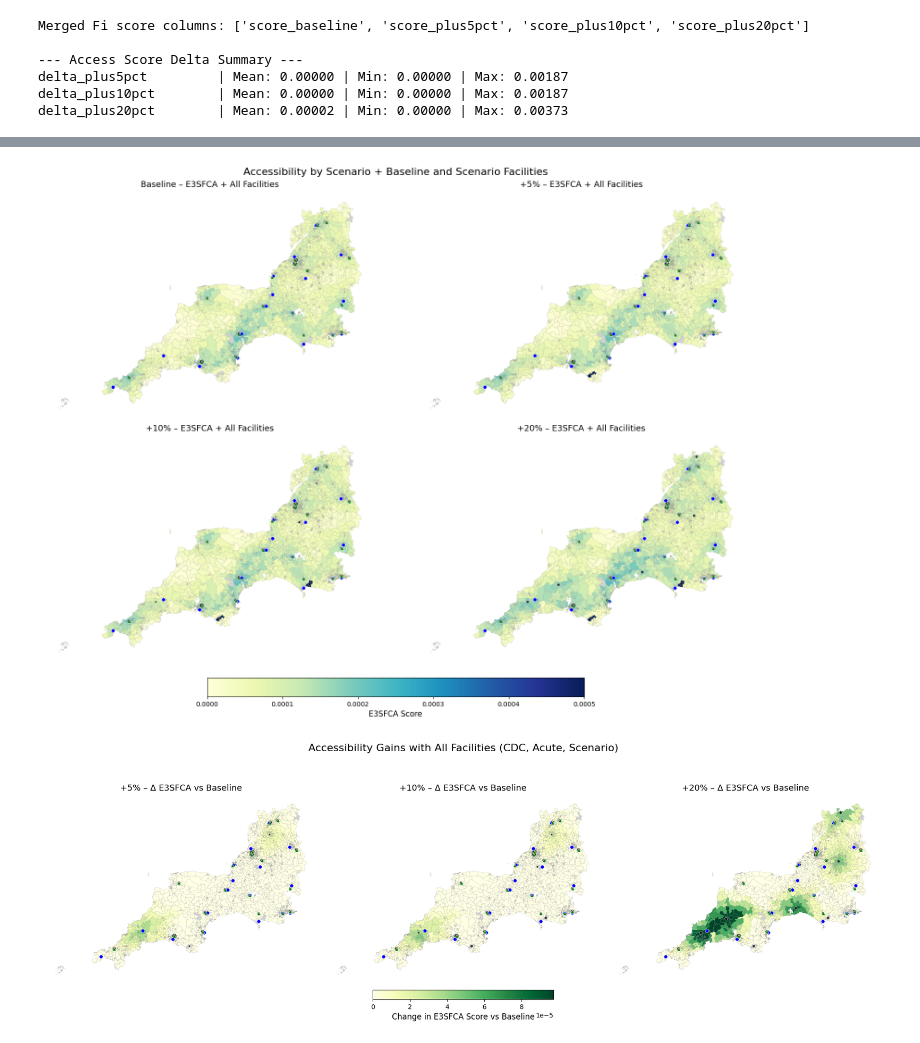
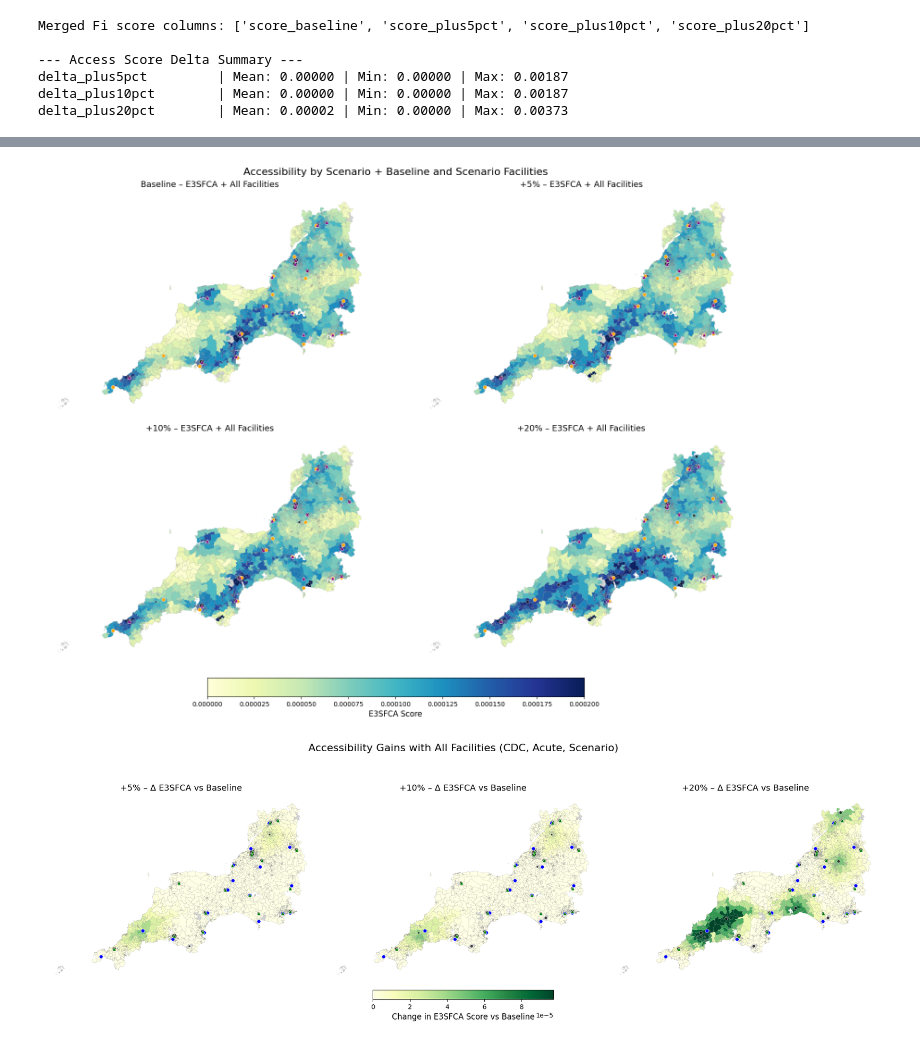
Before and after one commit to RossTylr/diagnostic-modality-demand, a Jupyter notebook: notebooks/05a3_E3SFCA_Capacity_Scenario_Runner.ipynb, the cells around one changed output, grey strips where cells are left out. Drawn from its saved outputs; the diff is of its cells as text; code cells hidden in the pictures.

```diff
--- a/notebooks/05a3_E3SFCA_Capacity_Scenario_Runner.ipynb
+++ b/notebooks/05a3_E3SFCA_Capacity_Scenario_Runner.ipynb
@@ -400,11 +400,11 @@ scenarios_plot = {
 }
 
 # Manual colour scale
-vmin = 0.00000
-vmax = 0.0005  # Adjust based on your data
+vmin = 0.0000
+vmax = 0.0002  # Adjust based on your data
 
 # Blue = good, Green = bad (reversed colourmap)
-cmap = "YlGnBu_r"
+cmap = "YlGnBu"
 
 # Plot each subplot without separate colourbars
 for ax, (label, col) in zip(axes.flat, scenarios_plot.items()):
@@ -445,8 +445,8 @@ fig, axes = plt.subplots(2, 2, figsize=(16, 12), constrained_layout=True)
 #     gdf_lsoa[col] = gdf_lsoa[col] * 1000
 
 # Manual colour scale range for better contrast
-vmin = 0.00000
-vmax = 0.0005  # Or test 0.0003–0.001 depending on distribution
+vmin = 0.0000
+vmax = 0.0002  # Or test 0.0003–0.001 depending on distribution
 
 size_scale = 10
 
@@ -498,38 +498,38 @@ for ax, (label, score_col) in zip(axes.flat, scenarios_plot.items()):
     # Overlay CDCs
     cdc_gdf.plot(
         ax=ax,
-        color="blue",
+        color="orange",
         markersize=30,
         label="CDC",
         marker="o",
         edgecolor="white",
         linewidth=0.5
     )
 
     # Overlay Acute hospitals
     acute_gdf.plot(
         ax=ax,
-        color="green",
+        color="purple",
         markersize=30,
         label="Acute Hospital",
         marker="^",
         edgecolor="white",
         linewidth=0.5
     )
 
     ax.set_title(f"{label} – E3SFCA + All Facilities", fontsize=13)
     ax.axis("off")
 
 # Shared colourbar
 sm = mpl.cm.ScalarMappable(cmap="YlGnBu", norm=mpl.colors.Normalize(vmin=vmin, vmax=vmax))
 sm._A = []
 cbar = fig.colorbar(sm, ax=axes.ravel().tolist(), orientation='horizontal', fraction=0.04, pad=0.03)
 cbar.set_label("E3SFCA Score", fontsize=12)
 
 plt.suptitle("Accessibility by Scenario + Baseline and Scenario Facilities", fontsize=16)
 plt.show()
 # %% [output]
-[figure, old version]
+[figure, new version]
 # %%
 # ----------------------------------------------------------
 # Step 8b – Delta Maps (vs Baseline) + CDC, Acute, and Scenario Sites
```
Also changed, not shown: parts of 4 cells of this notebook, 5 other files.
